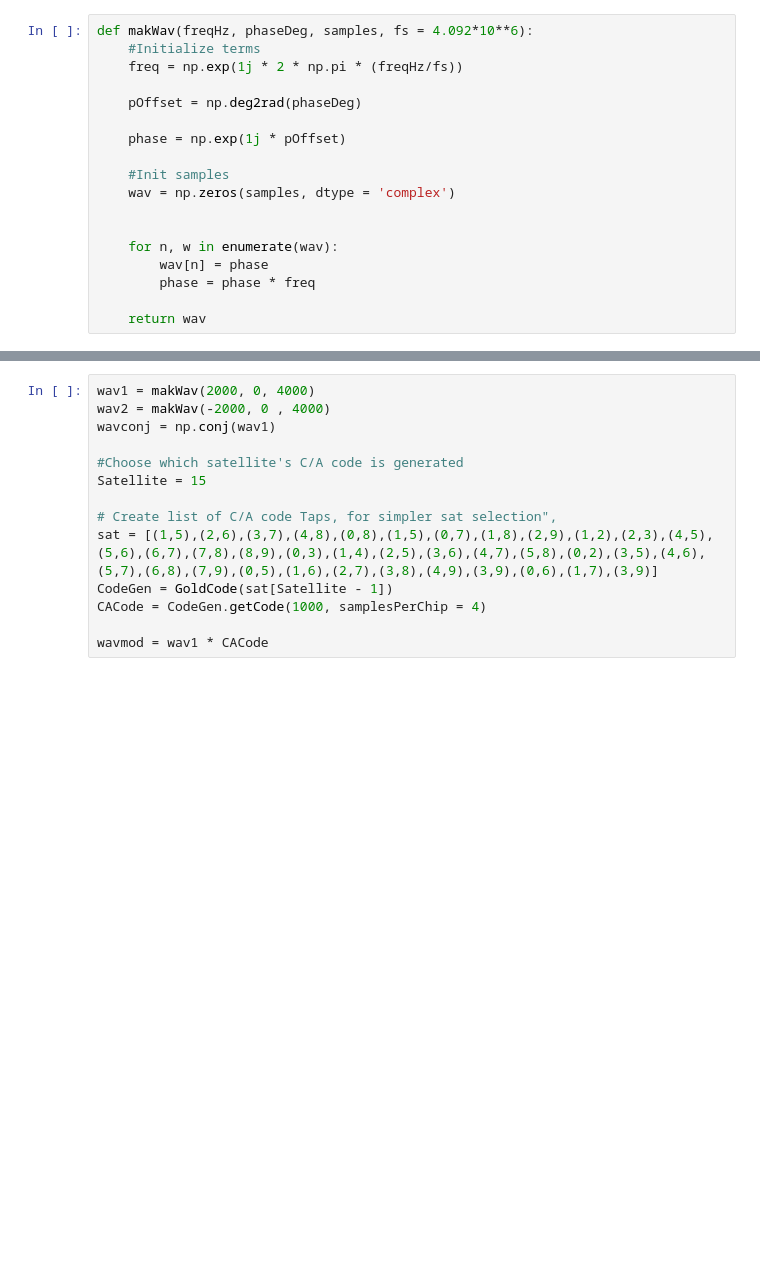
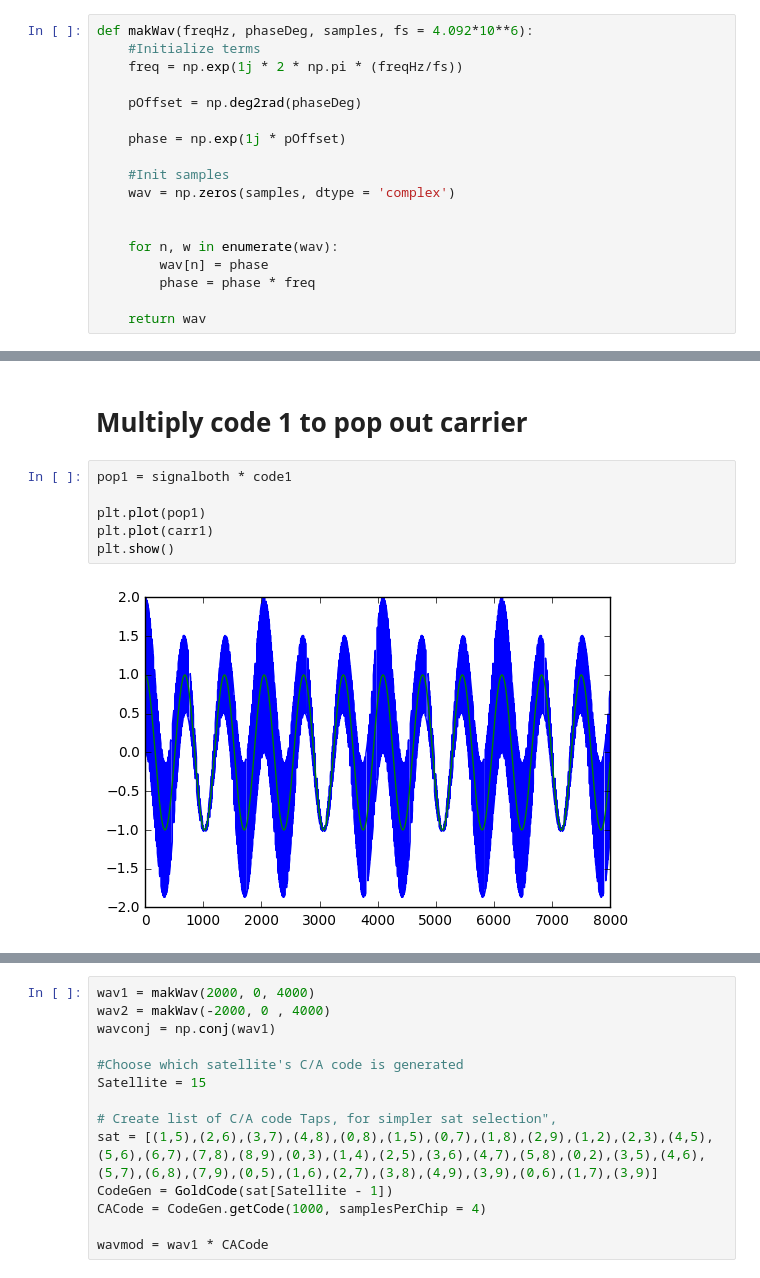
Before and after one commit to psas/gps, a Jupyter notebook: notebooks/Carrier_Tracking.ipynb, the cells around one changed output, grey strips where cells are left out. Drawn from its saved outputs; the diff is of its cells as text; blank space fills up the shorter version.

```diff
--- a/notebooks/Carrier_Tracking.ipynb
+++ b/notebooks/Carrier_Tracking.ipynb
@@ -51,0 +70,10 @@ def makWav(freqHz, phaseDeg, samples, fs = 4.092*10**6):
+# %% [markdown]
+# Multiply code 1 to pop out carrier
+# %%
+pop1 = signalboth * code1
+
+plt.plot(pop1)
+plt.plot(carr1)
+plt.show()
+# %% [output]
+[figure, added]
```
Also changed, not shown: parts of 13 cells of this notebook.
